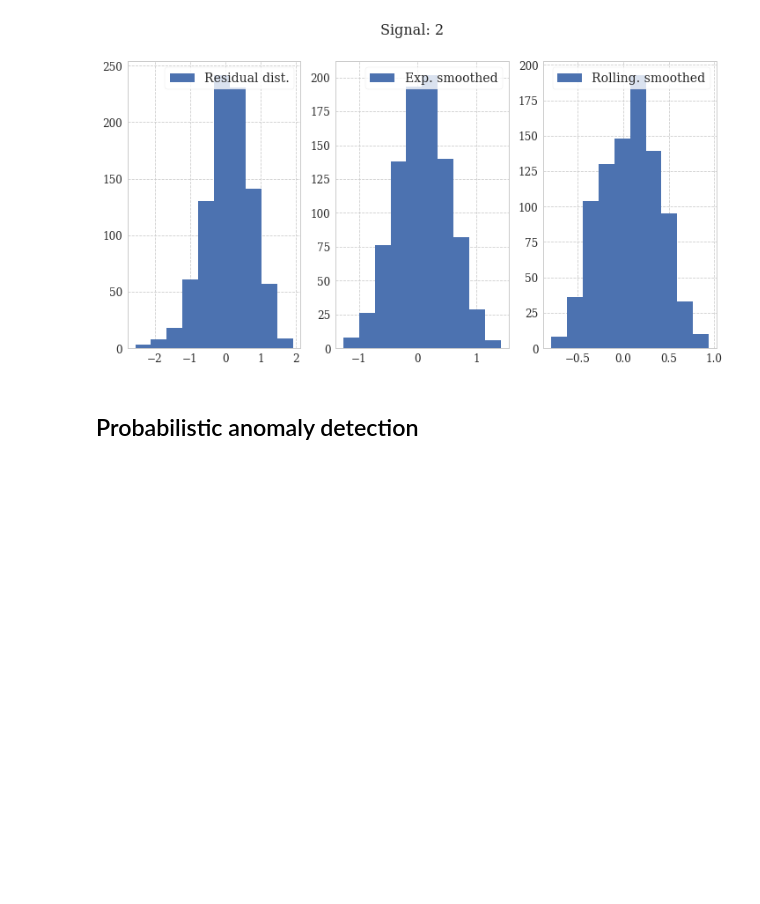
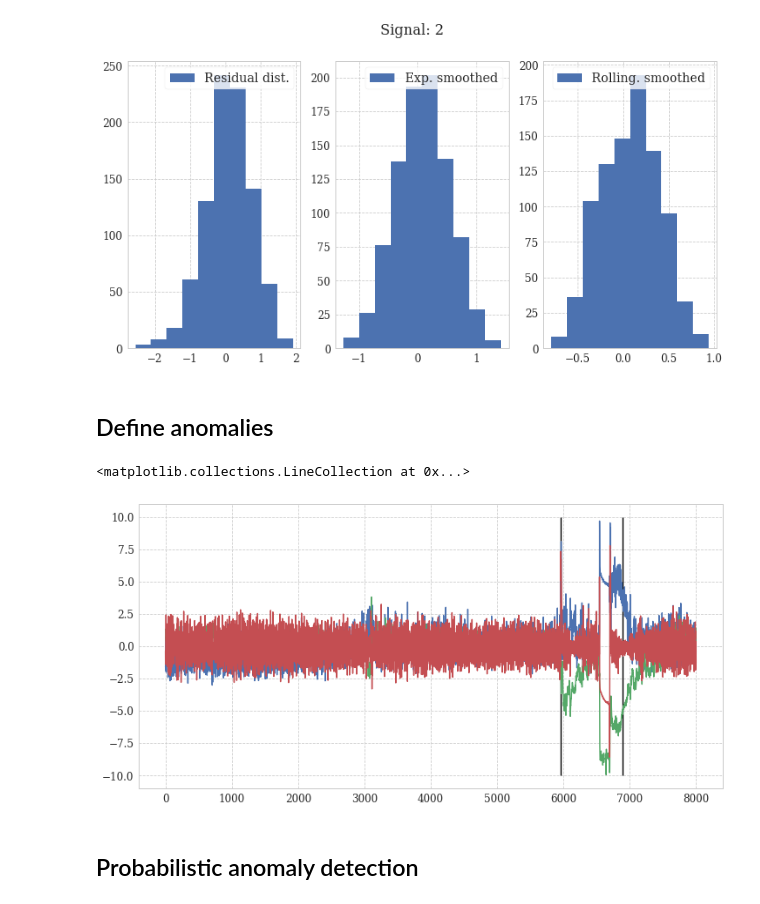
Before and after one commit to hreiten/master-thesis, a Jupyter notebook: src/anomaly-detection/anomaly_detection.ipynb, the cells around one changed output. Cells and saved outputs as stored; diff of their text form; code cells hidden in the pictures; blank space fills up the shorter version.

```diff
--- a/src/anomaly-detection/anomaly_detection.ipynb
+++ b/src/anomaly-detection/anomaly_detection.ipynb
@@ -123,6 +129,36 @@ res = [create_residual_distribution(signal = i, plot = True) for i in range(0,3)
 [figure]
 [figure]
 [figure]
+# %% [markdown]
+## Define anomalies
+# %%
+START = 12000
+END = 20000
+tau = 5.0
+
+anomaly_flow_start = np.where(abs(y_pred[:, 0][START:END]) > 5.0)[0][0] + START
+anomaly_flow_end = np.where(abs(y_pred[:, 0][START:END]) > 5.0)[0][-1] + START
+
+anomaly_temp_start = np.where(abs(y_pred[:, 1][START:END]) > 5.0)[0][0] + START
+anomaly_temp_end = np.where(abs(y_pred[:, 1][START:END]) > 5.0)[0][-1] + START
+
+anomaly_pres_start = np.where(abs(y_pred[:, 2][START:END]) > 5.0)[0][0] + START
+anomaly_pres_end = np.where(abs(y_pred[:, 2][START:END]) > 5.0)[0][-1] + START
+
+anomaly_range_start = min(anomaly_flow_start, anomaly_temp_start, anomaly_pres_start)
+anomaly_range_end = max(anomaly_flow_end, anomaly_temp_end, anomaly_pres_end)
+
+anomaly_range = range(anomaly_range_start, anomaly_range_end)
+
+anomaly_indexes = [i in anomaly_range for i in range(0, len(y_pred[:, 0]))]
+
+positions = [111]
+plt.plot(y_pred[START:END])
+plt.vlines(anomaly_range[0] - START, ymin = -10, ymax = 10)
+plt.vlines(anomaly_range[-1] - START, ymin = -10, ymax = 10)
+# %% [output]
+<matplotlib.collections.LineCollection at 0x...>
+[figure, added]
 # %% [markdown]
 ## Probabilistic anomaly detection
 # %%
```
Also changed, not shown: parts of 5 cells of this notebook, 1 other file.
